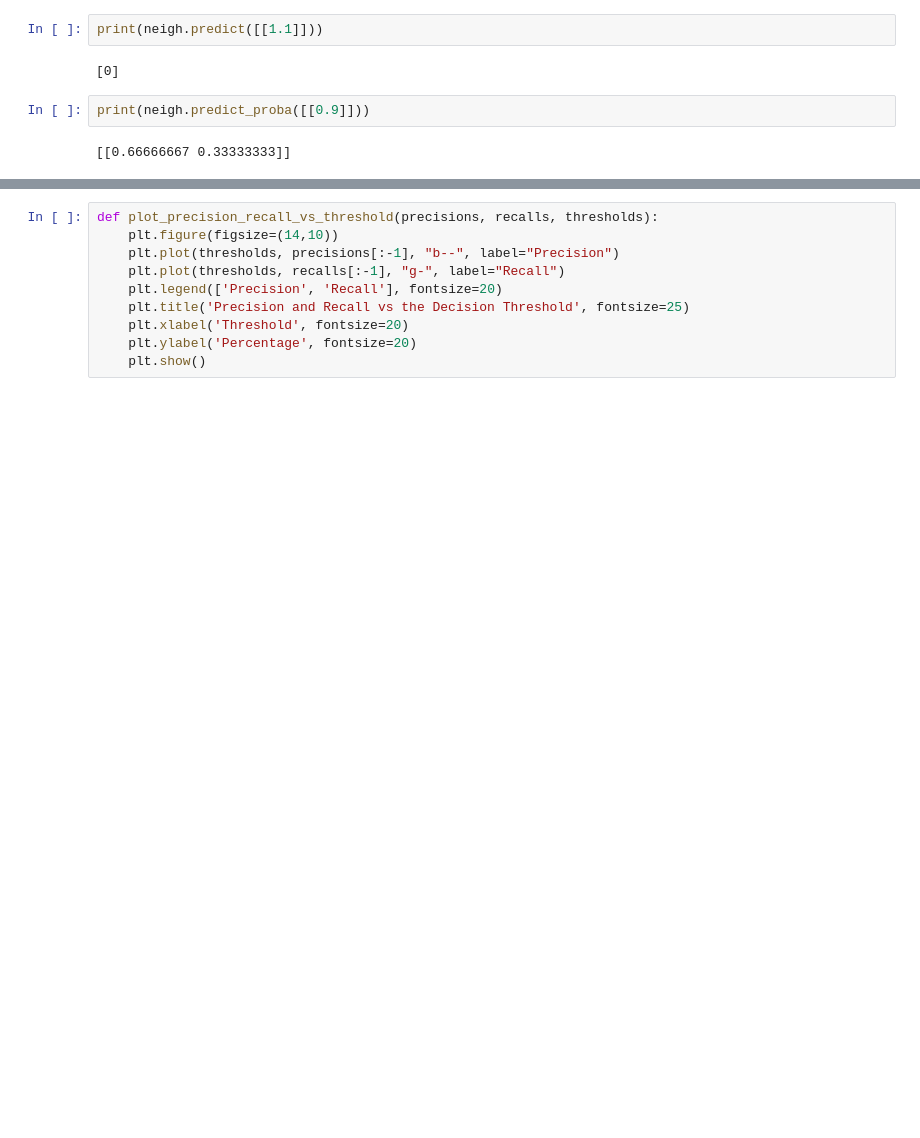
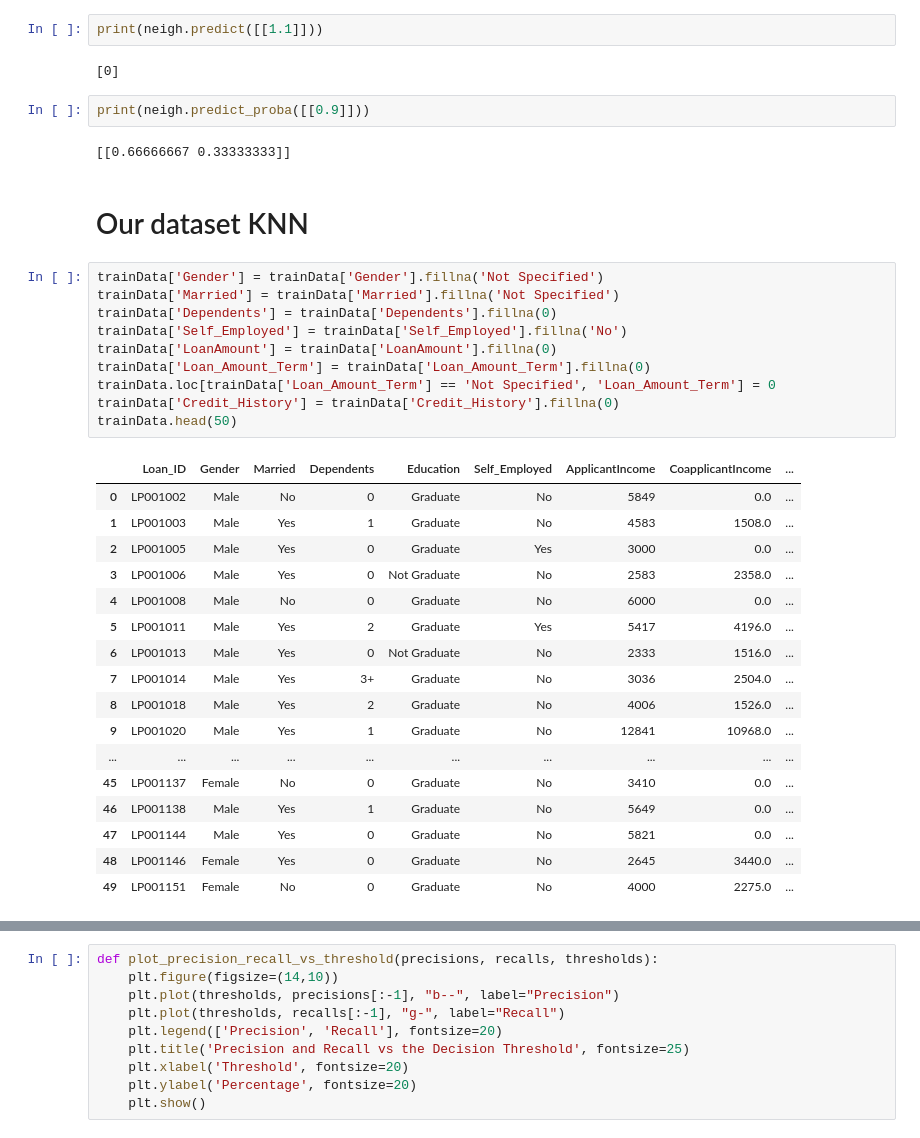
Before and after one commit to dawsboss/DSCI470, a Jupyter notebook: Proj2/Proj2.ipynb, the cells around one changed output, grey strips where cells are left out. Drawn from its saved outputs; the diff is of its cells as text; blank space fills up the shorter version.

```diff
--- a/Proj2/Proj2.ipynb
+++ b/Proj2/Proj2.ipynb
@@ -387,6 +389,36 @@ print(neigh.predict([[1.1]]))
 print(neigh.predict_proba([[0.9]]))
 # %% [output]
 [[0.66666667 0.33333333]]
+# %% [markdown]
+# Our dataset KNN
+# %%
+trainData['Gender'] = trainData['Gender'].fillna('Not Specified')
+trainData['Married'] = trainData['Married'].fillna('Not Specified')
+trainData['Dependents'] = trainData['Dependents'].fillna(0)
+trainData['Self_Employed'] = trainData['Self_Employed'].fillna('No')
+trainData['LoanAmount'] = trainData['LoanAmount'].fillna(0)
+trainData['Loan_Amount_Term'] = trainData['Loan_Amount_Term'].fillna(0)
+trainData.loc[trainData['Loan_Amount_Term'] == 'Not Specified', 'Loan_Amount_Term'] = 0
+trainData['Credit_History'] = trainData['Credit_History'].fillna(0)
+trainData.head(50)
+# %% [output]
+|  | Loan_ID | Gender | Married | Dependents | Education | Self_Employed | ApplicantIncome | CoapplicantIncome | ... |
+| 0 | LP001002 | Male | No | 0 | Graduate | No | 5849 | 0.0 | ... |
+| 1 | LP001003 | Male | Yes | 1 | Graduate | No | 4583 | 1508.0 | ... |
+| 2 | LP001005 | Male | Yes | 0 | Graduate | Yes | 3000 | 0.0 | ... |
+| 3 | LP001006 | Male | Yes | 0 | Not Graduate | No | 2583 | 2358.0 | ... |
+| 4 | LP001008 | Male | No | 0 | Graduate | No | 6000 | 0.0 | ... |
+| 5 | LP001011 | Male | Yes | 2 | Graduate | Yes | 5417 | 4196.0 | ... |
+| 6 | LP001013 | Male | Yes | 0 | Not Graduate | No | 2333 | 1516.0 | ... |
+| 7 | LP001014 | Male | Yes | 3+ | Graduate | No | 3036 | 2504.0 | ... |
+| 8 | LP001018 | Male | Yes | 2 | Graduate | No | 4006 | 1526.0 | ... |
+| 9 | LP001020 | Male | Yes | 1 | Graduate | No | 12841 | 10968.0 | ... |
+| ... | ... | ... | ... | ... | ... | ... | ... | ... | ... |
+| 45 | LP001137 | Female | No | 0 | Graduate | No | 3410 | 0.0 | ... |
+| 46 | LP001138 | Male | Yes | 1 | Graduate | No | 5649 | 0.0 | ... |
+| 47 | LP001144 | Male | Yes | 0 | Graduate | No | 5821 | 0.0 | ... |
+| 48 | LP001146 | Female | Yes | 0 | Graduate | No | 2645 | 3440.0 | ... |
+| 49 | LP001151 | Female | No | 0 | Graduate | No | 4000 | 2275.0 | ... |
 # %%
 # CURRENTLY USING TRAIN DATA SINCE TEST DATA IS MISSING Y VALUES!!!!!!!!!
 
```
Also changed, not shown: parts of 13 cells of this notebook.
